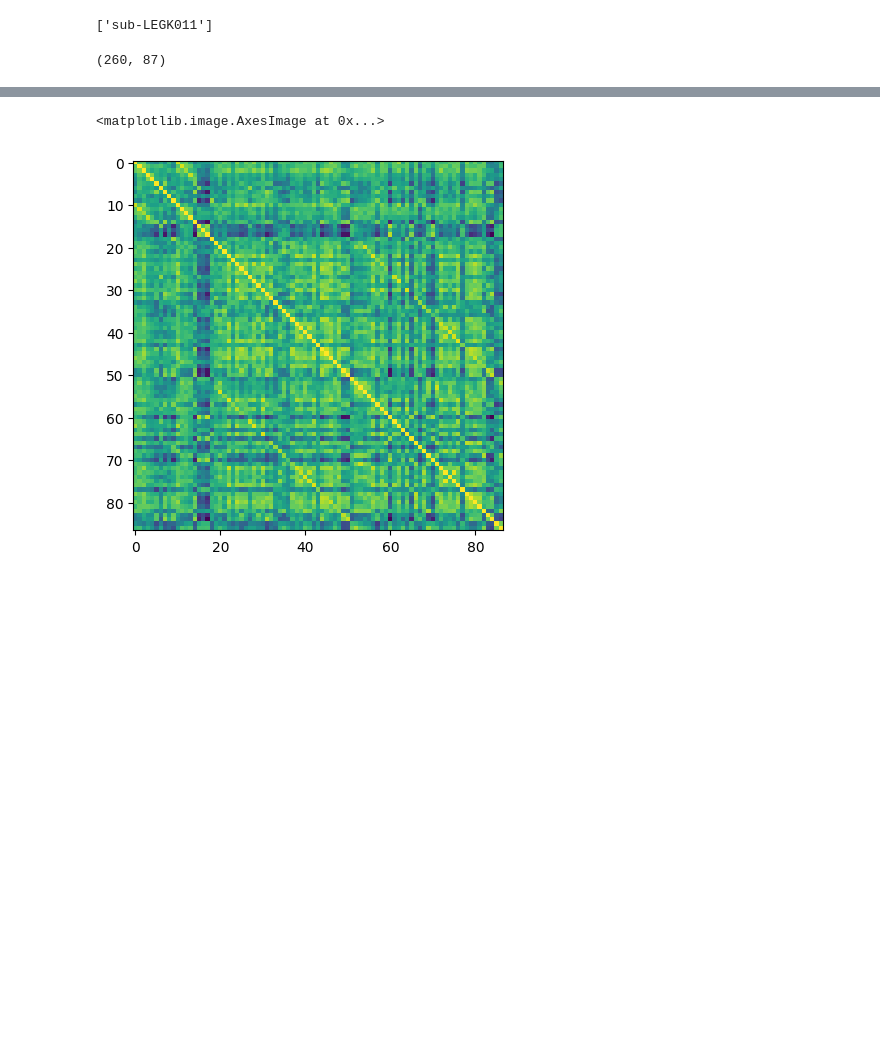
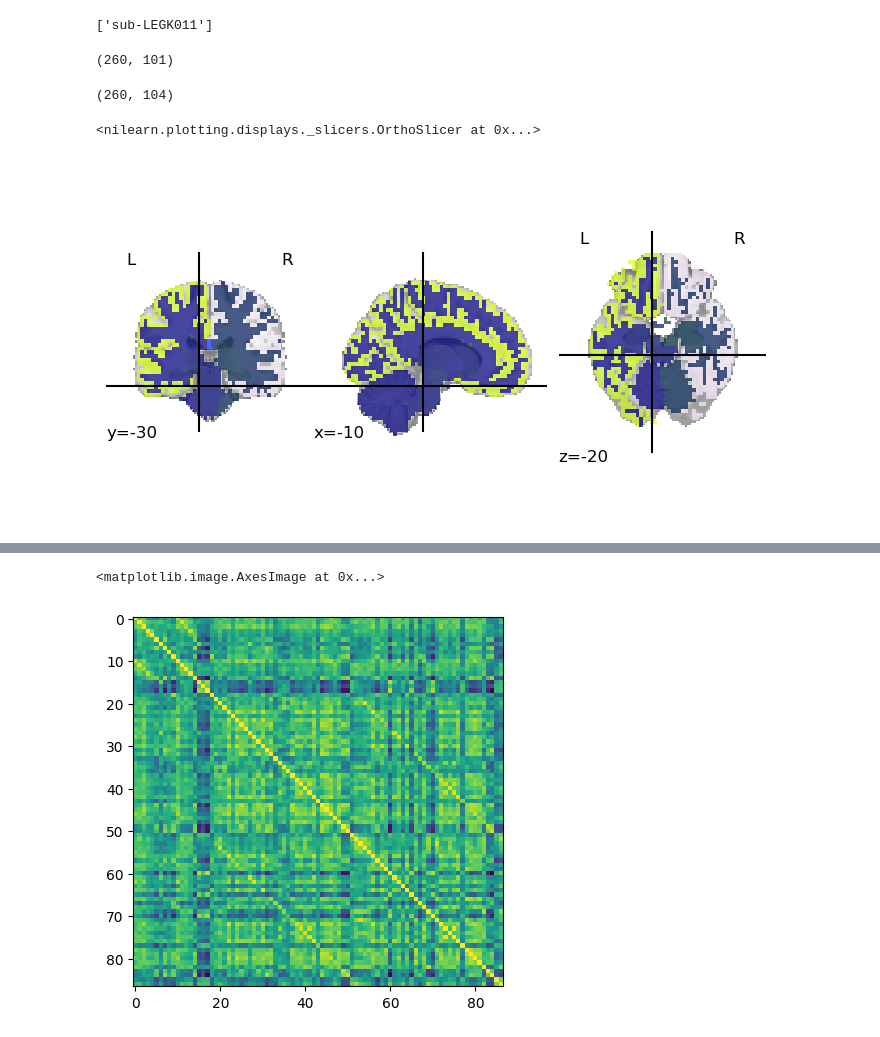
Before and after one commit to daviddaubner42/nmdare-processing, a Jupyter notebook: code/cifti_fc.ipynb, the cells around one changed output, grey strips where cells are left out. Cells and saved outputs as stored; diff of their text form; code cells hidden in the pictures; blank space fills up the shorter version.

```diff
--- a/code/cifti_fc.ipynb
+++ b/code/cifti_fc.ipynb
@@ -82,10 +82,24 @@ for sub in subs:
     bin_counts = hist[0]
     pd.DataFrame(bin_counts).to_csv(os.path.join(derivatives_dir, sub, f"{sub}_FCD_histogram_counts.csv"))
 # %%
-fc_fname = "/Users/brainsimulation/Desktop/nmdare-data-fmriprep/derivatives/wb_command/sub-LEGK011/sub-LEGK011_task-rest_boldmap.pconn.nii"
-ts_fname = "/Users/brainsimulation/Desktop/nmdare-data-fmriprep/derivatives/wb_command/sub-LEGK011_task-rest_timeseries.ptseries.nii"
+fc_fname = "/home/david-daubner/Desktop/NMDARE/results/wb_command/sub-RSGK003/sub-RSGK003_task-rest_boldmap.pconn.nii"
+ts_fname = "/home/david-daubner/Desktop/NMDARE/results/wb_command/sub-RSGK003/sub-RSGK003_task-rest_timeseries.ptseries.nii"
 
-# time_series = nib.load(ts_fname)
+time_series = nib.load(ts_fname)
 time_series.shape
 # %% [output]
-(260, 87)
+(260, 101)
+# %%
+ts = nib.load("~/Desktop/sub-LEGK012_task-rest_space-MNI152NLin2009cAsym_timeseries.ptseries.nii")
+ts.shape
+# %% [output]
+(260, 104)
+# %%
+import nilearn as nl
+import nilearn.plotting
+
+nl.plotting.plot_roi("~/Desktop/sub-LENMDA011_task-rest_space-MNI152Lin2009cAsym_seg-aparcaseg_dseg.nii.gz", cut_coords=(-10, -30, -20))
+# nl.plotting.plot_roi("~/Desktop/aparc+aseg.nii.gz", cut_coords=(0, -10, -20))
+# %% [output]
+<nilearn.plotting.displays._slicers.OrthoSlicer at 0x...>
+[figure, added]
```
Also changed, not shown: parts of 7 cells of this notebook, 5 other files.
